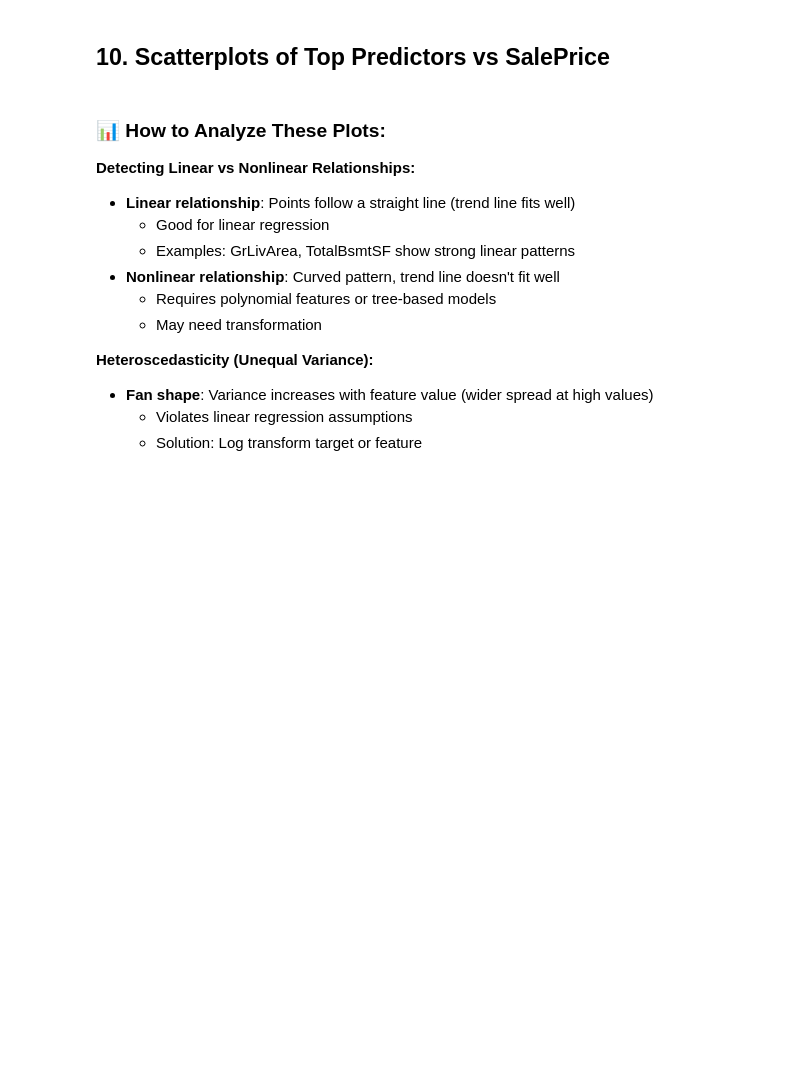
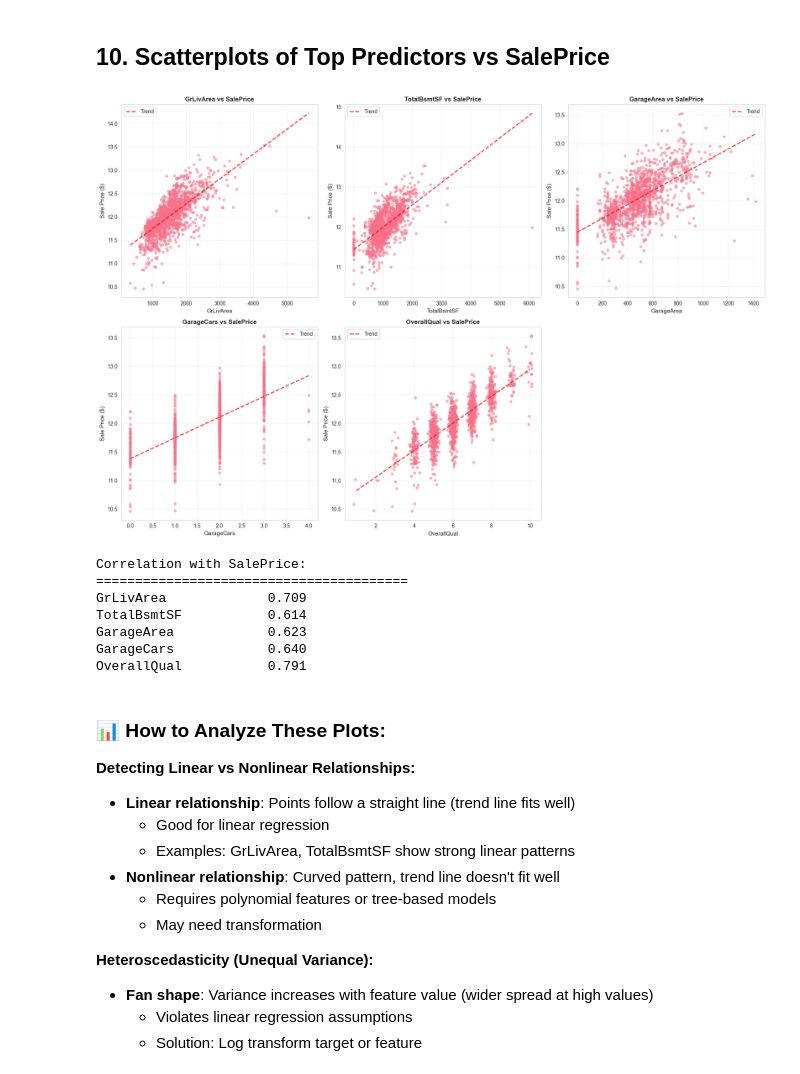
Before and after one commit to charliejb52/Housing-Price-Prediction, a Jupyter notebook: eda_notebook.ipynb, the cells around one changed output. Drawn from its saved outputs; the diff is of its cells as text; code cells hidden in the pictures; blank space fills up the shorter version.

```diff
--- a/eda_notebook.ipynb
+++ b/eda_notebook.ipynb
@@ -684,36 +702,45 @@ for idx, feature in enumerate(top_predictors):
         # For OverallQual, use jitter for better visualization
         if feature == 'OverallQual':
             # Add small random jitter
             jitter = np.random.normal(0, 0.1, len(df))
-            axes[idx].scatter(df[feature] + jitter, df['SalePrice'], alpha=0.5, s=20)
+            axes[idx].scatter(df[feature] + jitter, df['LogSalePrice'], alpha=0.5, s=20)
         else:
-            axes[idx].scatter(df[feature], df['SalePrice'], alpha=0.5, s=20)
+            axes[idx].scatter(df[feature], df['LogSalePrice'], alpha=0.5, s=20)
 
         # Add trend line
-        z = np.polyfit(df[feature].dropna(), df.loc[df[feature].notna(), 'SalePrice'], 1)
+        z = np.polyfit(df[feature].dropna(), df.loc[df[feature].notna(), 'LogSalePrice'], 1)
         p = np.poly1d(z)
         axes[idx].plot(df[feature].sort_values(), p(df[feature].sort_values()),
                       "r--", alpha=0.8, linewidth=2, label='Trend')
 
         axes[idx].set_xlabel(feature, fontsize=11)
         axes[idx].set_ylabel('Sale Price ($)', fontsize=11)
         axes[idx].set_title(f'{feature} vs SalePrice', fontsize=12, fontweight='bold')
         axes[idx].legend()
         axes[idx].grid(True, alpha=0.3)
 
 # Hide the last subplot
 axes[5].set_visible(False)
 
 plt.tight_layout()
 plt.show()
 
 # Calculate correlation for each
 print("\nCorrelation with SalePrice:")
 print("=" * 40)
 for feature in top_predictors:
     if feature in df.columns:
         corr = df[feature].corr(df['SalePrice'])
         print(f"{feature:<20} {corr:>6.3f}")
+# %% [output]
+[figure, added]
+Correlation with SalePrice:
+========================================
+GrLivArea             0.709
+TotalBsmtSF           0.614
+GarageArea            0.623
+GarageCars            0.640
+OverallQual           0.791
 # %% [markdown]
 ### 📊 How to Analyze These Plots:
 
```
Also changed, not shown: parts of 10 cells of this notebook, 2 other files.
